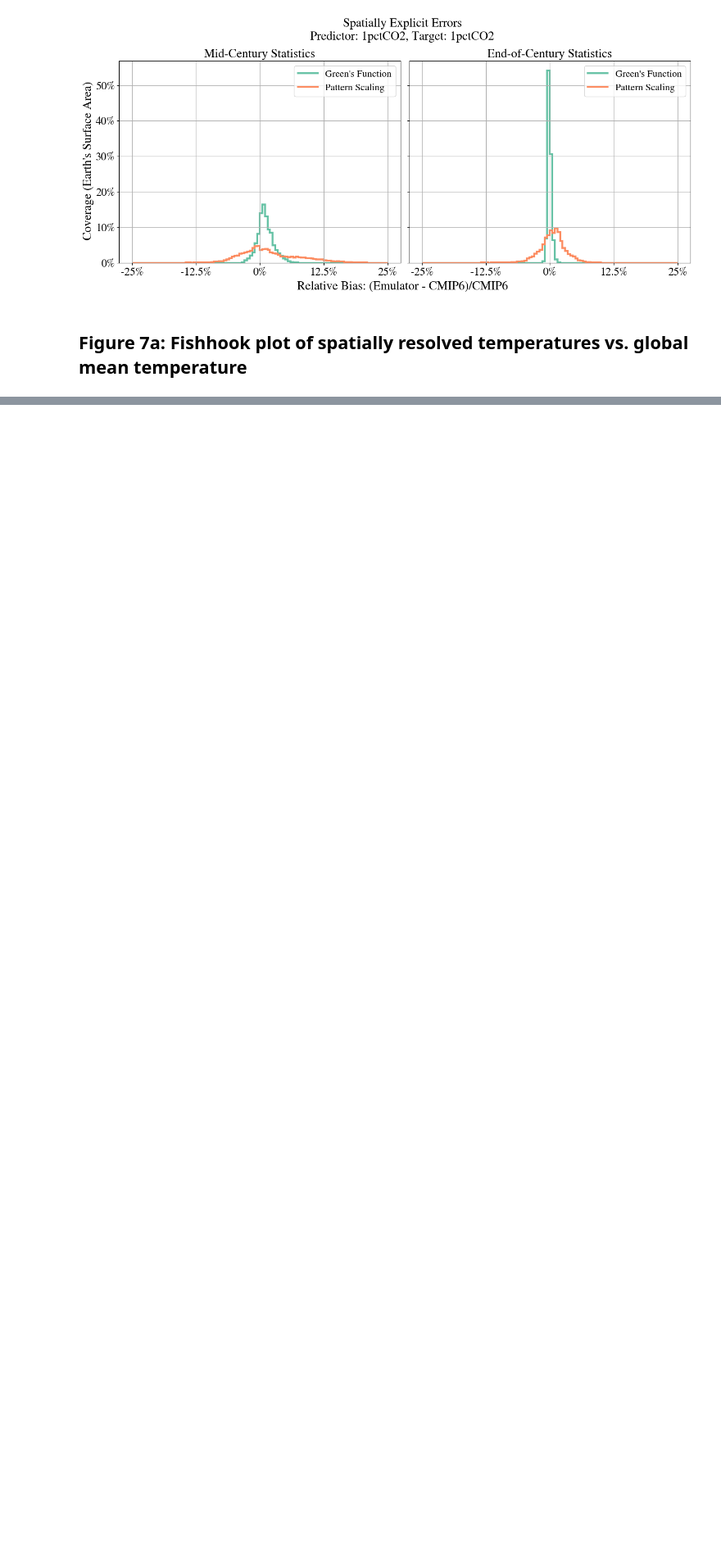
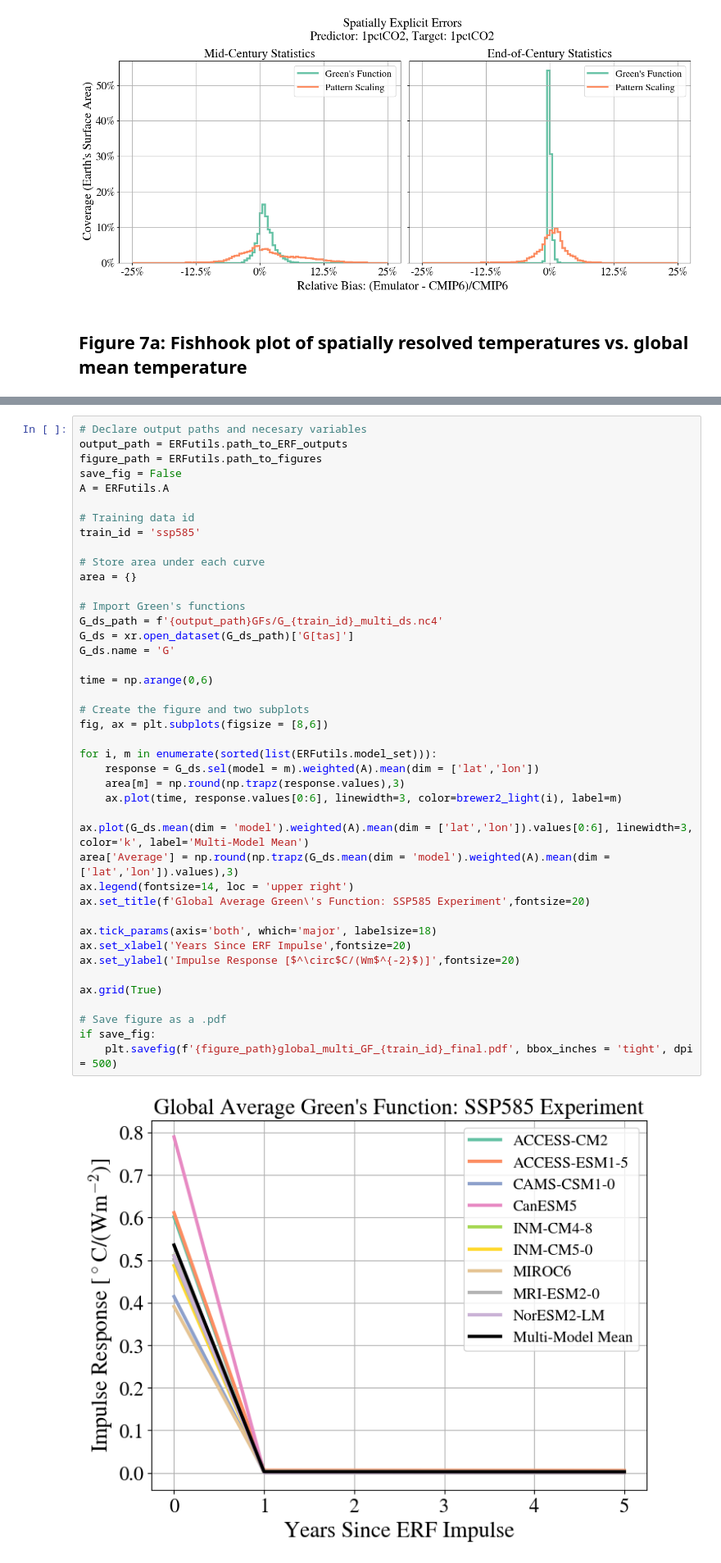
Before and after one commit to cbwomack/ERF_Greens, a Jupyter notebook: ERF_Emulator/3_paper_plots.ipynb, the cells around one changed output, grey strips where cells are left out. Shown at 82% size. Saved outputs shown, nothing was run; the diff lists cells and outputs as text; blank space fills up the shorter version.

```diff
--- a/ERF_Emulator/3_paper_plots.ipynb
+++ b/ERF_Emulator/3_paper_plots.ipynb
@@ -452,0 +505,44 @@ if save_fig:
+# %%
+# Declare output paths and necesary variables
+output_path = ERFutils.path_to_ERF_outputs
+figure_path = ERFutils.path_to_figures
+save_fig = False
+A = ERFutils.A
+
+# Training data id
+train_id = 'ssp585'
+
+# Store area under each curve
+area = {}
+
+# Import Green's functions
+G_ds_path = f'{output_path}GFs/G_{train_id}_multi_ds.nc4'
+G_ds = xr.open_dataset(G_ds_path)['G[tas]']
+G_ds.name = 'G'
+
+time = np.arange(0,6)
+
+# Create the figure and two subplots
+fig, ax = plt.subplots(figsize = [8,6])
+
+for i, m in enumerate(sorted(list(ERFutils.model_set))):
+    response = G_ds.sel(model = m).weighted(A).mean(dim = ['lat','lon'])
+    area[m] = np.round(np.trapz(response.values),3)
+    ax.plot(time, response.values[0:6], linewidth=3, color=brewer2_light(i), label=m)
+
+ax.plot(G_ds.mean(dim = 'model').weighted(A).mean(dim = ['lat','lon']).values[0:6], linewidth=3, color='k', label='Multi-Model Mean')
+area['Average'] = np.round(np.trapz(G_ds.mean(dim = 'model').weighted(A).mean(dim = ['lat','lon']).values),3)
+ax.legend(fontsize=14, loc = 'upper right')
+ax.set_title(f'Global Average Green\'s Function: SSP585 Experiment',fontsize=20)
+
+ax.tick_params(axis='both', which='major', labelsize=18)
+ax.set_xlabel('Years Since ERF Impulse',fontsize=20)
+ax.set_ylabel('Impulse Response [$^\circ$C/(Wm$^{-2}$)]',fontsize=20)
+
+ax.grid(True)
+
+# Save figure as a .pdf
+if save_fig:
+    plt.savefig(f'{figure_path}global_multi_GF_{train_id}_final.pdf', bbox_inches = 'tight', dpi = 500)
+# %% [output]
+[figure, added]
```
Also changed, not shown: parts of 7 cells of this notebook, 5 other files.
